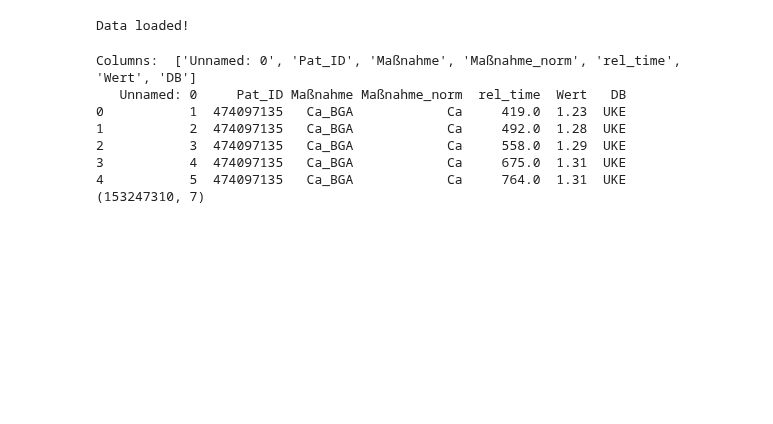
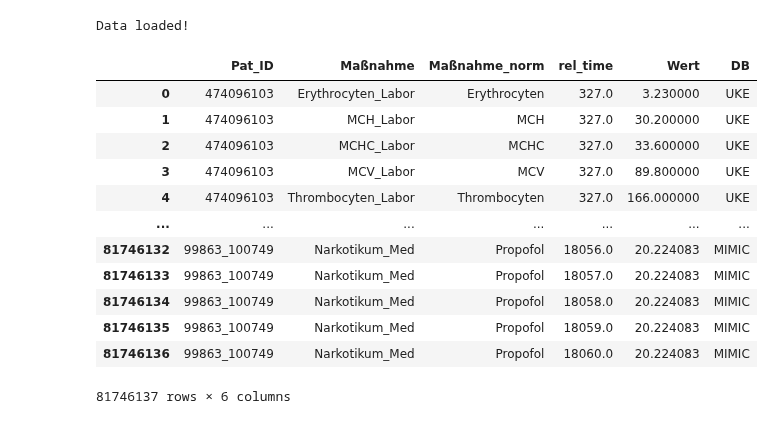
Before and after one commit to NotNANtoN/icp_prediction, a Jupyter notebook: try_preprocessing.ipynb, the cells around one changed output. Cells and saved outputs as stored; diff of their text form; code cells hidden in the pictures; blank space fills up the shorter version.

```diff
--- a/try_preprocessing.ipynb
+++ b/try_preprocessing.ipynb
@@ -10,36 +58,48 @@ load_icp = True
 
 if load_icp:
     df_long = pd.read_csv("data/Datenbank_icp.csv")
+    if "Unnamed: 0" in df_long:
+        df_long = df_long.drop(columns=["Unnamed: 0"])
 else:
     df_long = pd.read_csv("data/Datenbank_Werte.csv")
+    print("Loaded data")
+    # drop eICU
+    df_long = df_long[df_long["DB"] != "eICU"]
 
     # add type to Maßnahme
     df_long["Maßnahme"] += "_" + df_long["ID"]
     df_long = df_long.drop(columns="ID")
 
-    # remove patients without ICP measurement
-    # drop from 220M measuremnts to 130M
-    df_long = df_long.groupby("Pat_ID").filter(lambda group: any(group["Maßnahme"] == "ICP_Vital"))
+    # drop measurements where we have a "NAN"
+    print("Drop NaN measurements")
+    df_long = df_long.dropna(subset=["Wert"])
 
-    # drop measurements where we have a "NAN"
-    df_long = df_long.dropna(subset=["Wert"])
+    # drop duplicates
+    print("Dropping duplicates...")
+    df_long = df_long.drop_duplicates(subset=["Pat_ID", "Maßnahme", "rel_time", "Wert"])
+
+    # fix rel_times to ICP, drop steps after last ICP measurement, filter ICP outliers
+    # use 0.999 quantile = -10 to 105
+    print("Fixing ICP times...")
+    df_long = df_long.groupby("Pat_ID").apply(lambda pat:
+                                choose_target_period(pat, mins_before_first_icp=60 * 24,
+                                                     target_name="ICP_Vital",
+                                                     min_val=-10, max_val=105))
+    df_long = df_long.reset_index(drop=True)
+
+    # merge "NBD" (non-invasive ways of measuring blood pressure) with invasive ways as they measure the same thing
+    print("Merging NBD...")
+    def rename_nbd(name):
+        if "syst" in name:
+            name = "syst_Vital"
+        elif "diast" in name:
+            name = "diast_Vital"
+        elif "mittl" in name:
+            name = "mittl_Vital"
+        return name
+    df_long["Maßnahme"] = df_long["Maßnahme"].apply(rename_nbd)
 
     df_long.to_csv("data/Datenbank_icp.csv", index=False)
 print("Data loaded!")
 # %% [output]
 Data loaded!
-# %%
-print("Columns: ", list(df_long.columns))
-print(df_long.head())
-print(df_long.shape)
-#print(df_long["Maßnahme"].unique())
-#print(df_long["Maßnahme_norm"].unique())
-# %% [output]
-Columns:  ['Unnamed: 0', 'Pat_ID', 'Maßnahme', 'Maßnahme_norm', 'rel_time', 'Wert', 'DB']
-   Unnamed: 0     Pat_ID Maßnahme Maßnahme_norm  rel_time  Wert   DB
-0           1  474097135   Ca_BGA            Ca     419.0  1.23  UKE
-1           2  474097135   Ca_BGA            Ca     492.0  1.28  UKE
-2           3  474097135   Ca_BGA            Ca     558.0  1.29  UKE
-3           4  474097135   Ca_BGA            Ca     675.0  1.31  UKE
-4           5  474097135   Ca_BGA            Ca     764.0  1.31  UKE
-(153247310, 7)
@@ -112,3 +106,19 @@ else:
+# %%
+df_long
+# %% [output]
+|  | Pat_ID | Maßnahme | Maßnahme_norm | rel_time | Wert | DB |
+| 0 | 474096103 | Erythrocyten_Labor | Erythrocyten | 327.0 | 3.230000 | UKE |
+| 1 | 474096103 | MCH_Labor | MCH | 327.0 | 30.200000 | UKE |
+| 2 | 474096103 | MCHC_Labor | MCHC | 327.0 | 33.600000 | UKE |
+| 3 | 474096103 | MCV_Labor | MCV | 327.0 | 89.800000 | UKE |
+| 4 | 474096103 | Thrombocyten_Labor | Thrombocyten | 327.0 | 166.000000 | UKE |
+| ... | ... | ... | ... | ... | ... | ... |
+| 81746132 | 99863_100749 | Narkotikum_Med | Propofol | 18056.0 | 20.224083 | MIMIC |
+| 81746133 | 99863_100749 | Narkotikum_Med | Propofol | 18057.0 | 20.224083 | MIMIC |
+| 81746134 | 99863_100749 | Narkotikum_Med | Propofol | 18058.0 | 20.224083 | MIMIC |
+| 81746135 | 99863_100749 | Narkotikum_Med | Propofol | 18059.0 | 20.224083 | MIMIC |
+| 81746136 | 99863_100749 | Narkotikum_Med | Propofol | 18060.0 | 20.224083 | MIMIC |
+81746137 rows × 6 columns
 # %%
 # determine columns that have few missings - add min, max, std for those
 val_counts = df_long.groupby("DB").apply(lambda db: db.groupby("Maßnahme").apply(lambda m: len(m))).reset_index(drop=False)
```
Also changed, not shown: parts of 58 cells of this notebook, 10 other files.
